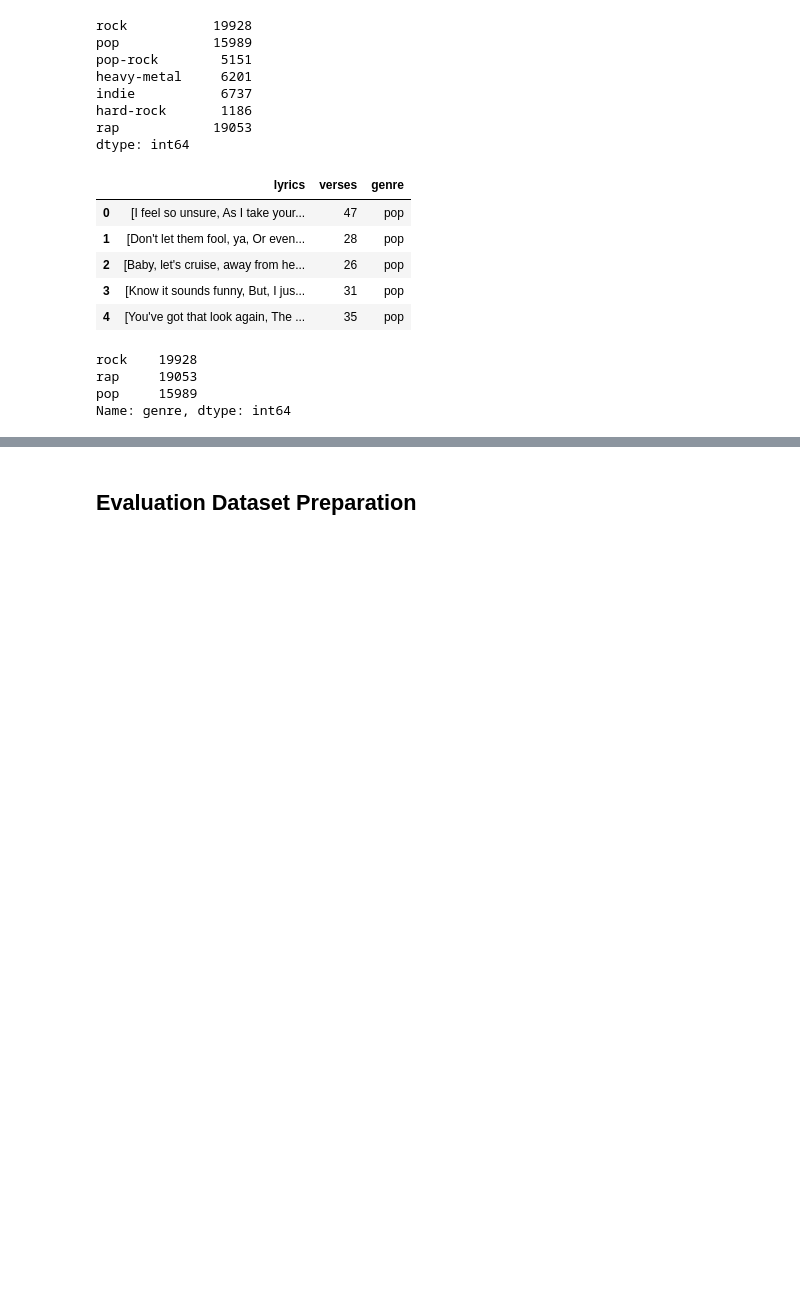
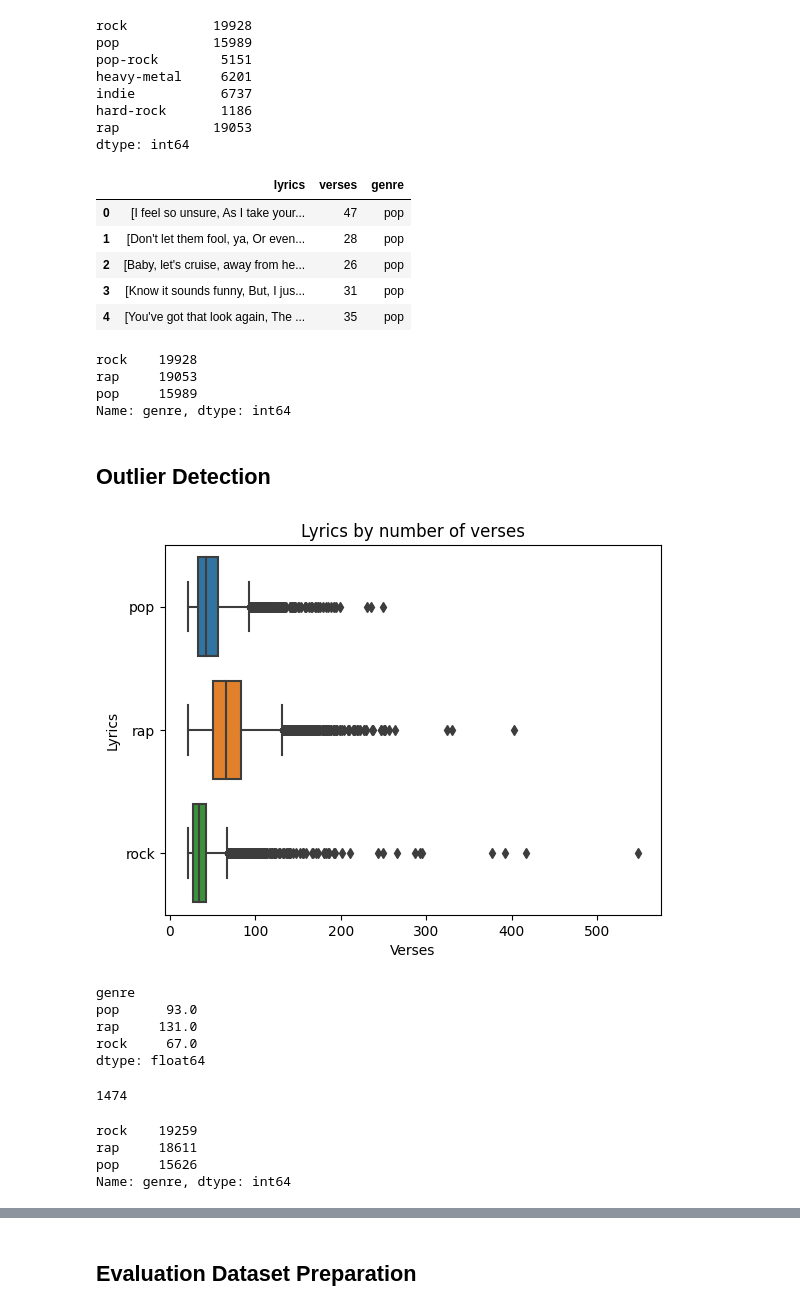
Before and after one commit to mattiapggioli/lyrics2ts, a Jupyter notebook: notebooks/data_preparation.ipynb, the cells around one changed output, grey strips where cells are left out. Cells and saved outputs as stored; diff of their text form; code cells hidden in the pictures; blank space fills up the shorter version.

Commit message:
detect outliers

```diff
--- a/notebooks/data_preparation.ipynb
+++ b/notebooks/data_preparation.ipynb
@@ -241,3 +243,14 @@ rock    19928
 rap     19053
 pop     15989
 Name: genre, dtype: int64
+# %% [markdown]
+## Outlier Detection
+# %%
+fig, ax = plt.subplots()
+ax = sns.boxplot(data=df, x='verses', y='genre')
+ax.set_xlabel('Verses')
+ax.set_ylabel('Lyrics')
+ax.set_title('Lyrics by number of verses')
+plt.show()
+# %% [output]
+[figure, added]
@@ -243,0 +270,12 @@ Name: genre, dtype: int64
+# %%
+upper_bound
+# %% [output]
+genre
+pop      93.0
+rap     131.0
+rock     67.0
+dtype: float64
+# %%
+print(len(outlier_index))
+# %% [output]
+1474
@@ -243,0 +285,7 @@ Name: genre, dtype: int64
+# %%
+df['genre'].value_counts()
+# %% [output]
+rock    19259
+rap     18611
+pop     15626
+Name: genre, dtype: int64
```
Also changed, not shown: parts of 33 cells of this notebook.
